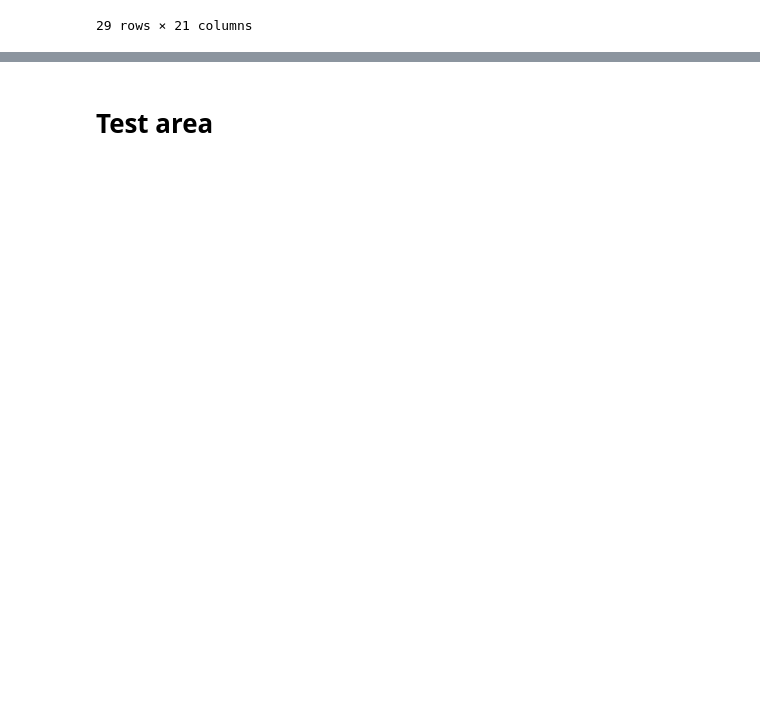
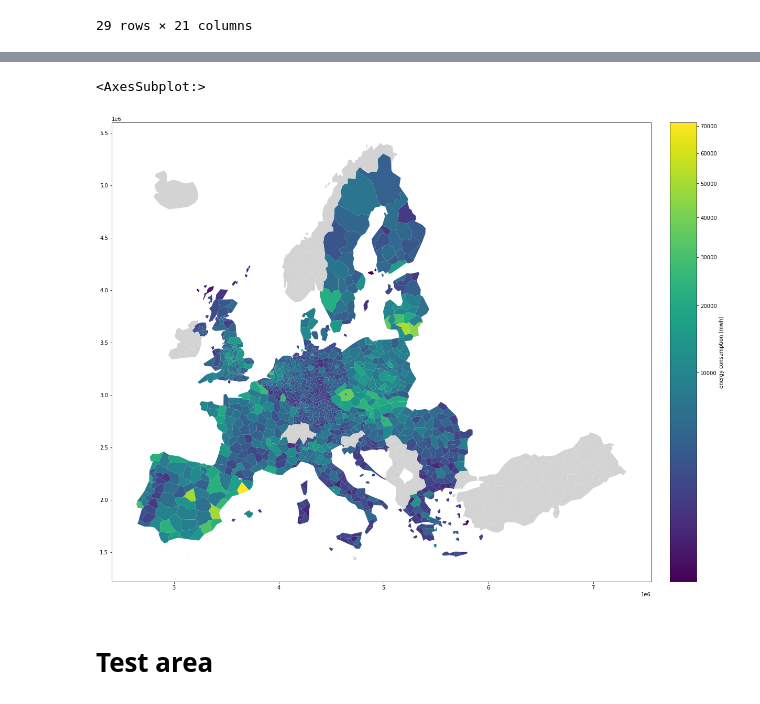
Before and after one commit to Frostie10/eurostat_test, a Jupyter notebook: test_eurostat.ipynb, the cells around one changed output, grey strips where cells are left out. Cells and saved outputs as stored; diff of their text form; code cells hidden in the pictures; blank space fills up the shorter version.

```diff
--- a/test_eurostat.ipynb
+++ b/test_eurostat.ipynb
@@ -574,0 +591,3 @@ gdf_MWh_region.plot(column = '2019',
+# %%
+share_total_national_transport_region_filledna.columns = share_total_national_transport_region_filledna.columns.str.replace(' ', '')
+print(share_total_national_transport_region_filledna.columns)
@@ -574,0 +598,3 @@ gdf_MWh_region.plot(column = '2019',
+# %%
+MWh_region = toe_mio_Vkm_country.multiply(share_total_national_transport_region_filledna)
+MWh_region
@@ -574,0 +616,3 @@ gdf_MWh_region.plot(column = '2019',
+# %%
+MWh_region_filledna = MWh_region.interpolate(method ='linear', axis = 1)
+MWh_region_filledna
@@ -575,2 +634,24 @@ gdf_MWh_region.plot(column = '2019',
+# %%
+gdf_MWh_region = gdf_dw.join(MWh_region_filledna)
+gdf_MWh_region = gdf_MWh_region.drop(['ES708', 'ES704', 'ES705', 'ES709', 'ES706', 'ES703', 'ES707', 'CY000', 'FRY10', 'FRY20', 'FRY30', 'FRY40', 'FRY50', 'PT300', 'PT200'])
+
+fig, ax = plt.subplots(1, 1, figsize = (20,20))
+
+divider = make_axes_locatable(ax)
+cax = divider.append_axes("right", size="5%", pad=0.5)
+gdf_MWh_region = gdf_MWh_region.cx[0.22:,1:]
+
+gdf_MWh_region.plot(column = '2019',
+         ax = ax,
+         legend=True,
+         cax = cax,
+         legend_kwds = {'label': 'energy consumption (mwh)'},
+         cmap = 'viridis',
+         norm=mcolors.PowerNorm(0.4),
+         missing_kwds= dict(color = "lightgrey")
+         )
+# %% [output]
+<AxesSubplot:>
+[figure, added]
 # %% [markdown]
 # Test area
```
Also changed, not shown: parts of 26 cells of this notebook.
